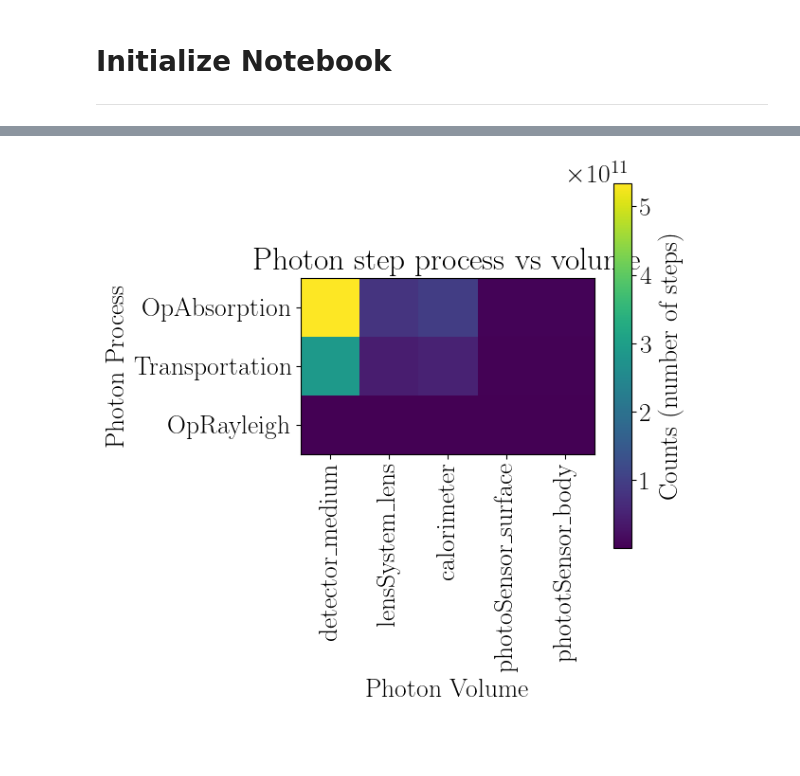
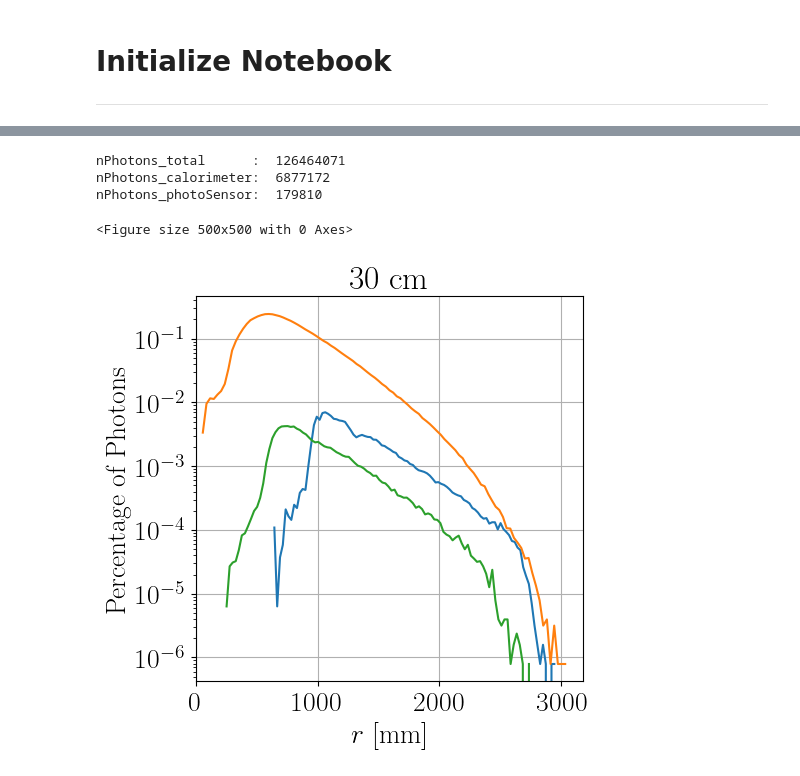
Before and after one commit to Noah-Everett/DSPS-Detector, a Jupyter notebook: analysis/transmissionAnalysis.ipynb, the cells around one changed output, grey strips where cells are left out. Cells and saved outputs as stored; diff of their text form; code cells hidden in the pictures; blank space fills up the shorter version.

```diff
--- a/analysis/transmissionAnalysis.ipynb
+++ b/analysis/transmissionAnalysis.ipynb
@@ -28,10 +32,12 @@ import plotParameters
 # %%
 # file_input_name = '../runs/calibration/calibration_-0.85000_-0.85000_-0.85000.root'
 # file_input_name = '../runs/calibration/calibration_-0.85000_-0.85000_-0.85000.root'
-file_input_name = '../runs/calibration/calibration.root'
+# file_input_name = '../runs/calibration/calibration.root'
+# file_input_name = '../runs/calibration_8x8x8_e-_5MeV/calibration.root'
 # file_input_name = '../runs/output_NEST_e-_1MeV.root'
 # file_input_name = '../build/event_total.root'
 # file_input_name = '../build/event.root'
+file_input_name = '../build/output.root'
 histogram_directory = 'photoSensor_hits_histograms'
 file_input_pyroot = ROOT.TFile(file_input_name)
 file_input_uproot = uproot.open(file_input_name)
@@ -117 +124,8 @@ df_hits['time'] = time
+# %%
+tree = file_input_uproot['photon;1']
+data_photon = {
+    'photon_stepNumber': tree['photon_stepNumber'].array(),
+}
+
+df_photon = pd.DataFrame(data_photon)
 # %% [markdown]
@@ -204,24 +134,45 @@ print(photon_volume_general_count)
-# %%
-threshold = 0
-
-non_zero_photon_volume = {k: v for k, v in photon_volume_general_count.items() if v >= threshold}
-non_zero_photon_process = {k: v for k, v in photon_process_count.items() if v >= threshold}
-
-photon_volume_general_count_values = list(non_zero_photon_volume.values())
-photon_process_count_values = list(non_zero_photon_process.values())
-
-convolution_matrix = np.outer(photon_process_count_values, photon_volume_general_count_values)
-
-fig, ax = plt.subplots()
-im = ax.imshow(convolution_matrix, cmap='viridis')
-fig.colorbar(im, ax=ax, label='Counts (number of steps)')
-ax.set_xlabel("Photon Volume")
-ax.set_ylabel("Photon Process")
-ax.set_title("Photon step process vs volume")
-ax.set_yticks(range(len(non_zero_photon_process)))
-ax.set_yticklabels(non_zero_photon_process.keys())
-ax.set_xticks(range(len(non_zero_photon_volume)))
-ax.set_xticklabels(non_zero_photon_volume.keys(), rotation=90)
-fig.show()
-# %% [output]
-[figure, removed]
+# %%
+nPhotons_total = np.sum(df_photon['photon_stepNumber'].values == 1)
+nPhotons_calorimeter = len(df_calorimeter_hits)
+nPhotons_photoSensor = len(df_photoSensor_hits)
+nPhotons_medium = nPhotons_total - nPhotons_calorimeter - nPhotons_photoSensor
+
+print("nPhotons_total      : ", nPhotons_total)
+print("nPhotons_calorimeter: ", nPhotons_calorimeter)
+print("nPhotons_photoSensor: ", nPhotons_photoSensor)
+# %% [output]
+nPhotons_total      :  126464071
+nPhotons_calorimeter:  6877172
+nPhotons_photoSensor:  179810
+# %%
+nBins = 100
+
+PDF_photoSensor, hist_photoSensor, _, bins_photoSensor = get_PDF(df_photoSensor_hits['position_delta_r'], nBins=nBins)
+PDF_calorimeter, hist_calorimeter, _, bins_calorimeter = get_PDF(df_calorimeter_hits['position_delta_r'], nBins=nBins)
+PDF_lens       , hist_lens       , _, bins_lens        = get_PDF(df_lens_hits       ['position_delta_r'], nBins=nBins)
+
+hist_scaled_photoSensor = hist_photoSensor / nPhotons_total * 100
+hist_scaled_calorimeter = hist_calorimeter / nPhotons_total * 100
+hist_scaled_lens        = hist_lens        / nPhotons_total * 100
+
+bins_center_photoSensor = [(bins_photoSensor[i] + bins_photoSensor[i+1])/2 for i in range(len(bins_photoSensor)-1)]
+bins_center_calorimeter = [(bins_calorimeter[i] + bins_calorimeter[i+1])/2 for i in range(len(bins_calorimeter)-1)]
+bins_center_lens        = [(bins_lens       [i] + bins_lens       [i+1])/2 for i in range(len(bins_lens       )-1)]
+
+fig, ax = plt.subplots(figsize=(5, 5))
+ax.plot(bins_center_photoSensor, hist_scaled_photoSensor, label='photosensor')
+ax.plot(bins_center_calorimeter, hist_scaled_calorimeter, label='calorimeter')
+ax.plot(bins_center_lens       , hist_scaled_lens       , label='lens')
+ax.set_xlabel(r'$r$ [mm]')
+ax.set_ylabel(r'Percentage of Photons')
+ax.set_xlim(xmin=0)
+# ax.set_ylim(ymin=0)
+ax.set_yscale('log')
+ax.set_title('30 cm')
+# ax.legend(loc='upper right')
+ax.grid()
+fig.savefig('../figures/transmittance_30cm_nolegend_v2.pdf', bbox_inches='tight')
+fig.show()
+# %% [output]
+<Figure size 500x500 with 0 Axes>
+[figure, added]
```
Also changed, not shown: parts of 11 cells of this notebook, 40 other files.
